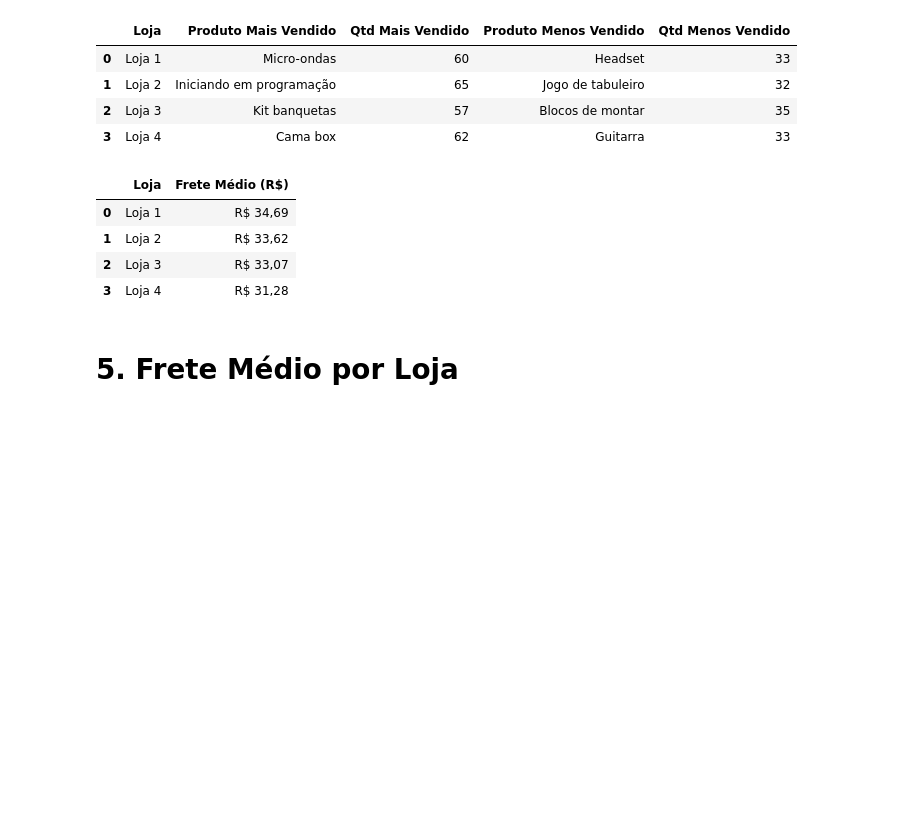
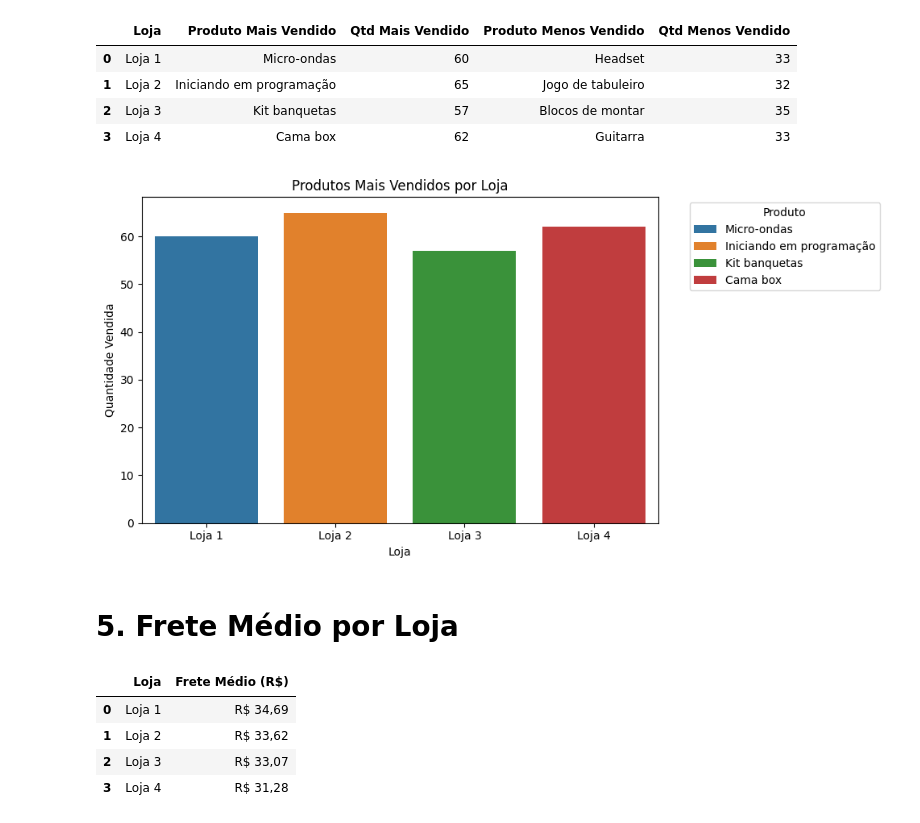
Before and after one commit to Mega-737/Amigo-Secreto-Challenge-, a Jupyter notebook: AluraStoreBr.ipynb, the cells around one changed output. Cells and saved outputs as stored; diff of their text form; code cells hidden in the pictures; blank space fills up the shorter version.

```diff
--- a/AluraStoreBr.ipynb
+++ b/AluraStoreBr.ipynb
@@ -205,6 +205,20 @@ df_destaques
 | 1 | Loja 2 | Iniciando em programação | 65 | Jogo de tabuleiro | 32 |
 | 2 | Loja 3 | Kit banquetas | 57 | Blocos de montar | 35 |
 | 3 | Loja 4 | Cama box | 62 | Guitarra | 33 |
+# %%
+# Gráfico de barras: Produtos mais vendidos
+plt.figure(figsize=(10, 5))
+sns.barplot(data=df_destaques, x='Loja', y='Qtd Mais Vendido', hue='Produto Mais Vendido', dodge=False)
+plt.title('Produtos Mais Vendidos por Loja')
+plt.ylabel('Quantidade Vendida')
+plt.xlabel('Loja')
+plt.legend(title='Produto', bbox_to_anchor=(1.05, 1), loc='upper left')
+plt.tight_layout()
+plt.show()
+# %% [output]
+[figure, added]
+# %% [markdown]
+# 5. Frete Médio por Loja
 # %%
 # Lista com os DataFrames e nomes das lojas
 lojas = [loja_1, loja_2, loja_3, loja_4]
@@ -232,5 +246,3 @@ df_frete[['Loja', 'Frete Médio (R$)']]
 | 1 | Loja 2 | R$ 33,62 |
 | 2 | Loja 3 | R$ 33,07 |
 | 3 | Loja 4 | R$ 31,28 |
-# %% [markdown]
-# 5. Frete Médio por Loja
```
Also changed, not shown: parts of 8 cells of this notebook.
